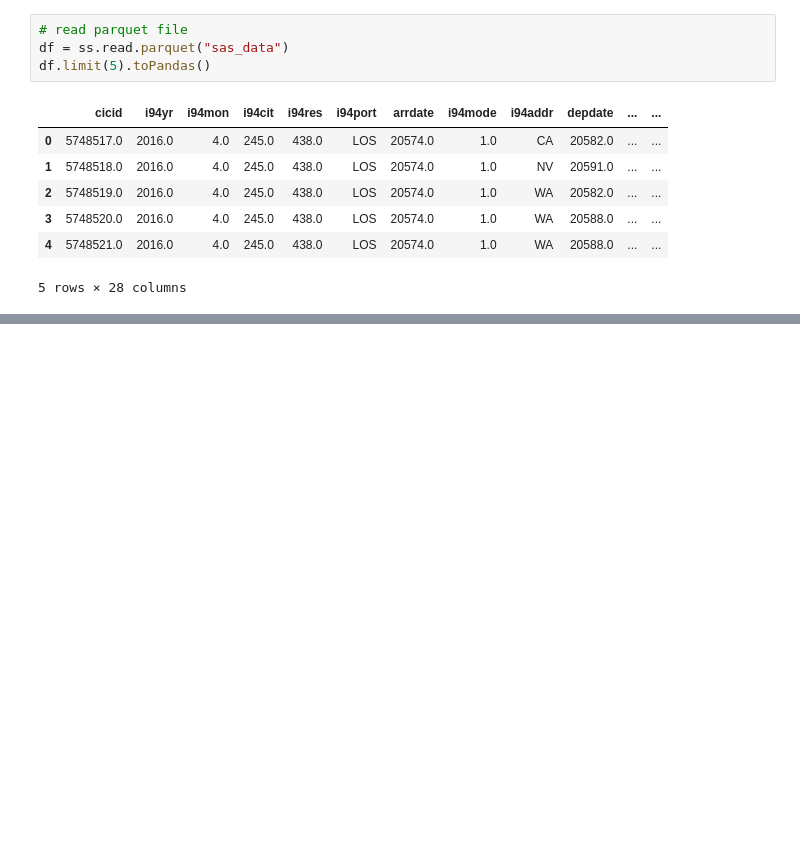
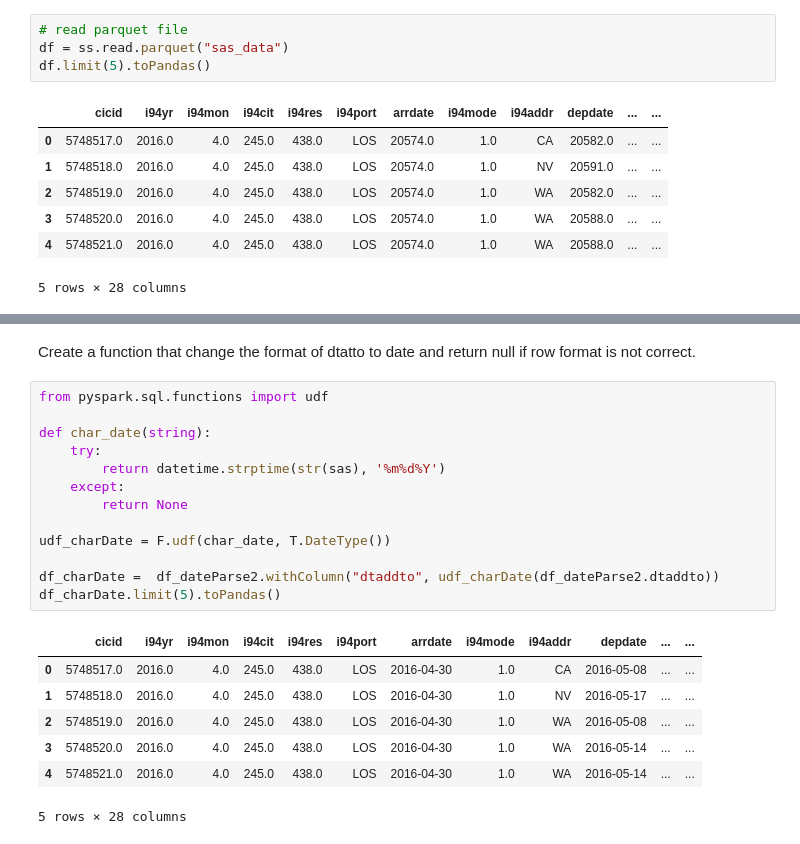
Before and after one commit to kennycontreras/us_national_tourism, a Jupyter notebook: us_national_tourism.ipynb, the cells around one changed output, grey strips where cells are left out. Saved outputs shown, nothing was run; the diff lists cells and outputs as text; blank space fills up the shorter version.

```diff
--- a/us_national_tourism.ipynb
+++ b/us_national_tourism.ipynb
@@ -401,0 +446,23 @@ df.limit(5).toPandas()
+# %% [markdown]
+Create a function that change the format of dtatto to date and return null if row format is not correct.
+# %%
+from pyspark.sql.functions import udf
+
+def char_date(string):
+    try:
+        return datetime.strptime(str(sas), '%m%d%Y')
+    except:
+        return None
+
+udf_charDate = F.udf(char_date, T.DateType())
+
+df_charDate =  df_dateParse2.withColumn("dtaddto", udf_charDate(df_dateParse2.dtaddto))
+df_charDate.limit(5).toPandas()
+# %% [output]
+|  | cicid | i94yr | i94mon | i94cit | i94res | i94port | arrdate | i94mode | i94addr | depdate | ... | ... |
+| 0 | 5748517.0 | 2016.0 | 4.0 | 245.0 | 438.0 | LOS | 2016-04-30 | 1.0 | CA | 2016-05-08 | ... | ... |
+| 1 | 5748518.0 | 2016.0 | 4.0 | 245.0 | 438.0 | LOS | 2016-04-30 | 1.0 | NV | 2016-05-17 | ... | ... |
+| 2 | 5748519.0 | 2016.0 | 4.0 | 245.0 | 438.0 | LOS | 2016-04-30 | 1.0 | WA | 2016-05-08 | ... | ... |
+| 3 | 5748520.0 | 2016.0 | 4.0 | 245.0 | 438.0 | LOS | 2016-04-30 | 1.0 | WA | 2016-05-14 | ... | ... |
+| 4 | 5748521.0 | 2016.0 | 4.0 | 245.0 | 438.0 | LOS | 2016-04-30 | 1.0 | WA | 2016-05-14 | ... | ... |
+5 rows × 28 columns
```
Also changed, not shown: parts of 13 cells of this notebook.
